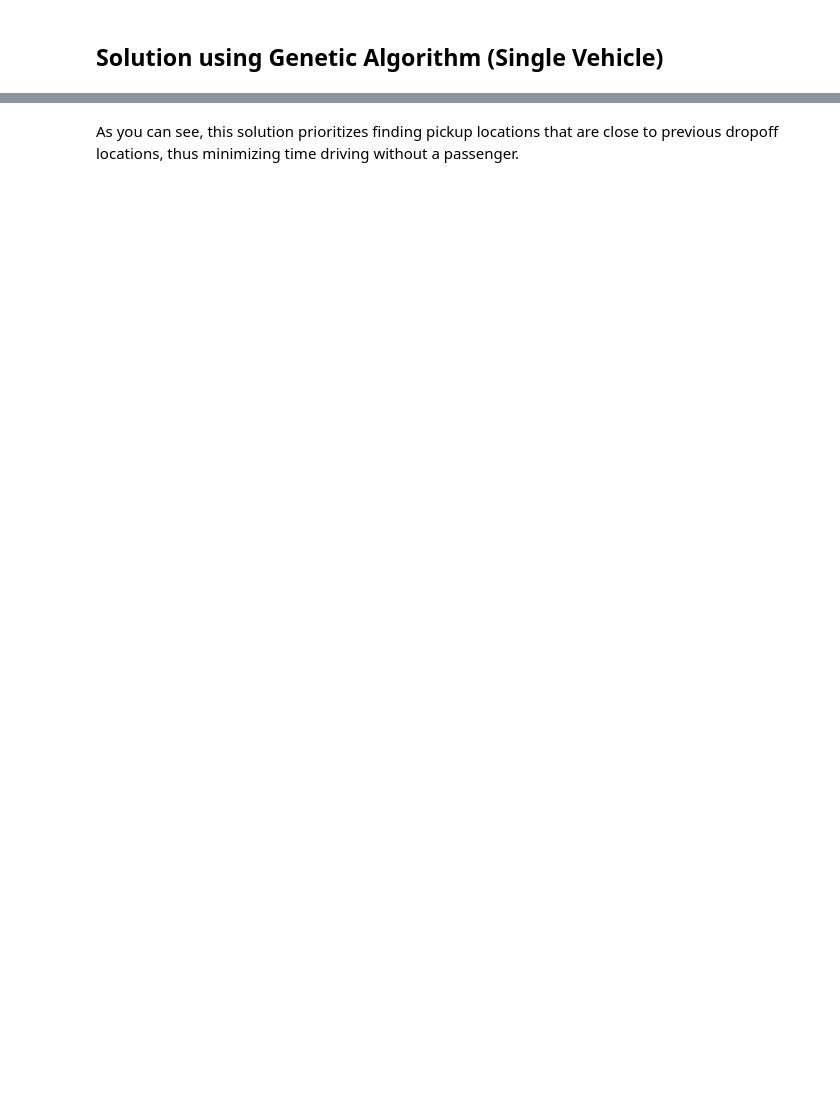
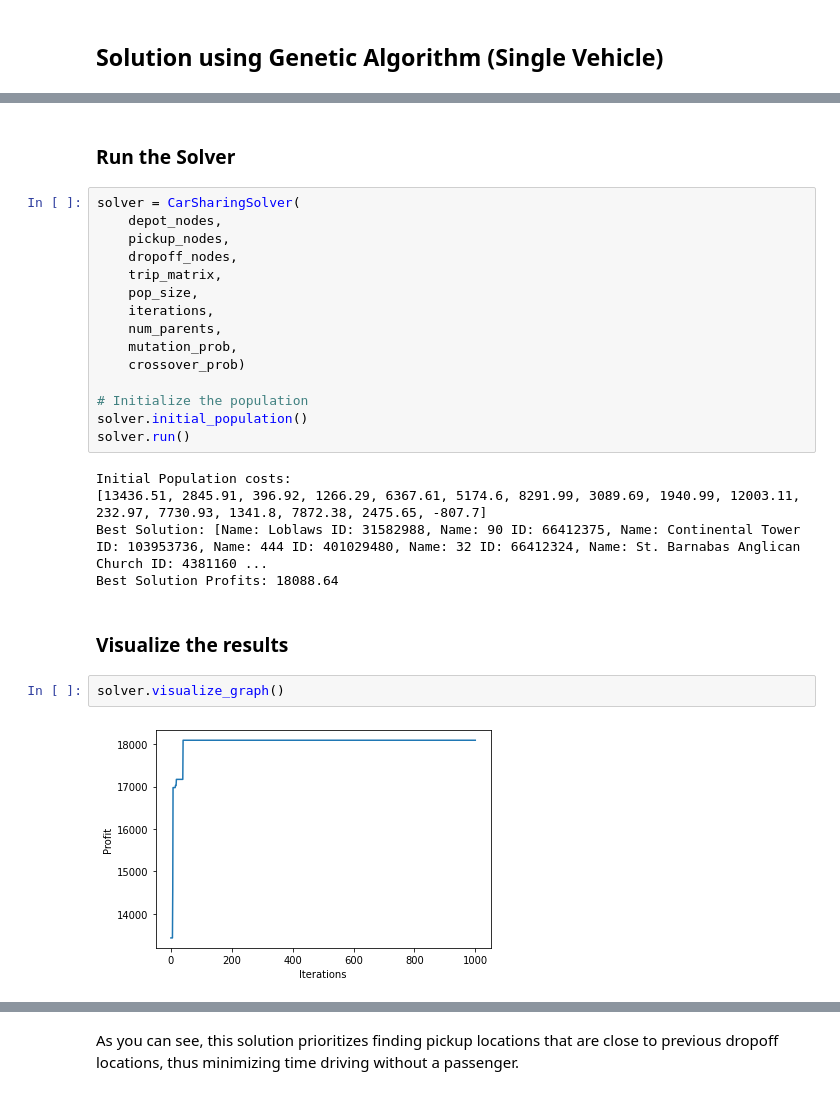
Before and after one commit to SmartMobilityAlgorithms/book, a Jupyter notebook: content/PeopleMobilityProblems/CarSharing.ipynb, the cells around one changed output, grey strips where cells are left out. Saved outputs shown, nothing was run; the diff lists cells and outputs as text; blank space fills up the shorter version.

```diff
--- a/content/PeopleMobilityProblems/CarSharing.ipynb
+++ b/content/PeopleMobilityProblems/CarSharing.ipynb
@@ -240,0 +266,28 @@ Profit of route: 18265.37
+# %% [markdown]
+### Run the Solver
+# %%
+solver = CarSharingSolver(
+    depot_nodes,
+    pickup_nodes,
+    dropoff_nodes,
+    trip_matrix,
+    pop_size,
+    iterations,
+    num_parents,
+    mutation_prob,
+    crossover_prob)
+
+# Initialize the population
+solver.initial_population()
+solver.run()
+# %% [output]
+Initial Population costs:
+[13436.51, 2845.91, 396.92, 1266.29, 6367.61, 5174.6, 8291.99, 3089.69, 1940.99, 12003.11, 232.97, 7730.93, 1341.8, 7872.38, 2475.65, -807.7]
+Best Solution: [Name: Loblaws ID: 31582988, Name: 90 ID: 66412375, Name: Continental Tower ID: 103953736, Name: 444 ID: 401029480, Name: 32 ID: 66412324, Name: St. Barnabas Anglican Church ID: 4381160 ...
+Best Solution Profits: 18088.64
+# %% [markdown]
+### Visualize the results
+# %%
+solver.visualize_graph()
+# %% [output]
+[figure, added]
```
Also changed, not shown: parts of 45 cells of this notebook, 4 other files.
